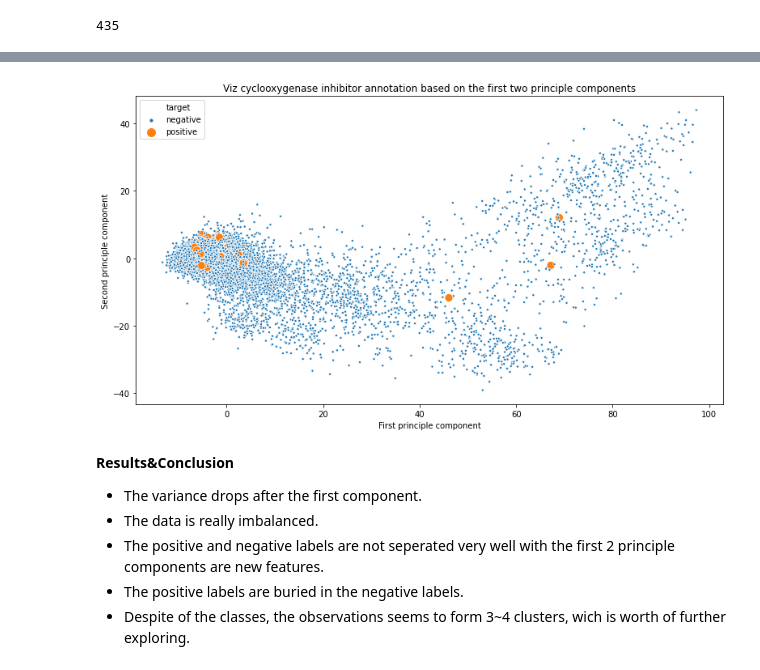
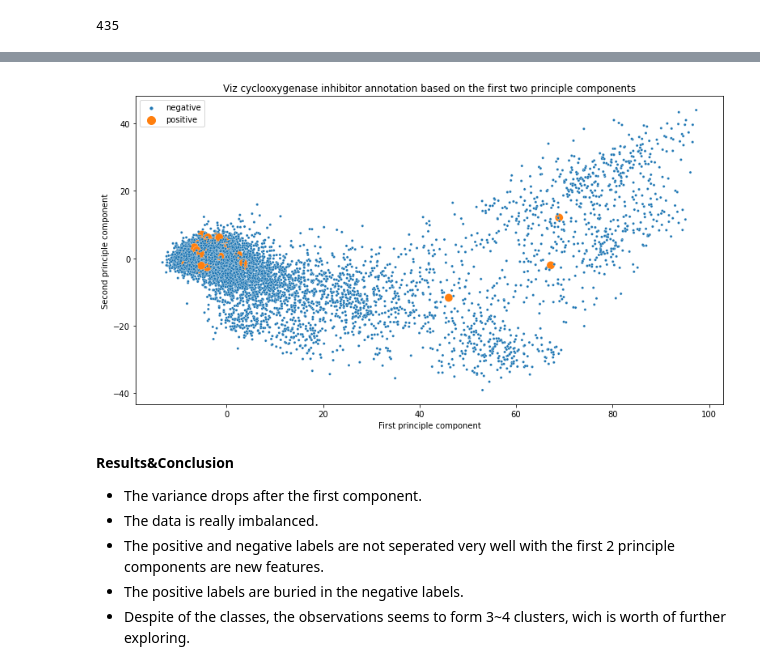
Before and after one commit to Yongliang-Shi/Mechanism-of-Action-Prediction, a Jupyter notebook: pca_to_visualize_cyclooxygenase_inhibitor.ipynb, the cells around one changed output, grey strips where cells are left out. Cells and saved outputs as stored; diff of their text form; code cells hidden in the pictures.

```diff
--- a/pca_to_visualize_cyclooxygenase_inhibitor.ipynb
+++ b/pca_to_visualize_cyclooxygenase_inhibitor.ipynb
@@ -205,15 +205,15 @@ df_pca.head()
 # %%
 # Viz
 
 plt.figure(figsize=(13,7))
-sns.scatterplot(data=df_pca, x=0, y=1, hue='target', size='target', sizes=(100, 10))
+sns.scatterplot(data=df_pca, x=df_pca[0], y=df_pca[1], hue='target', size='target', sizes=(100, 10))
 plt.title('Viz cyclooxygenase inhibitor annotation based on the first two principle components')
 plt.xlabel('First principle component')
 plt.ylabel('Second principle component')
 plt.legend()
 plt.show()
 # %% [output]
-[figure, old version]
+[figure, new version]
 # %% [markdown]
  **Results&Conclusion**
 - The variance drops after the first component.
```
Also changed, not shown: parts of 17 cells of this notebook.
